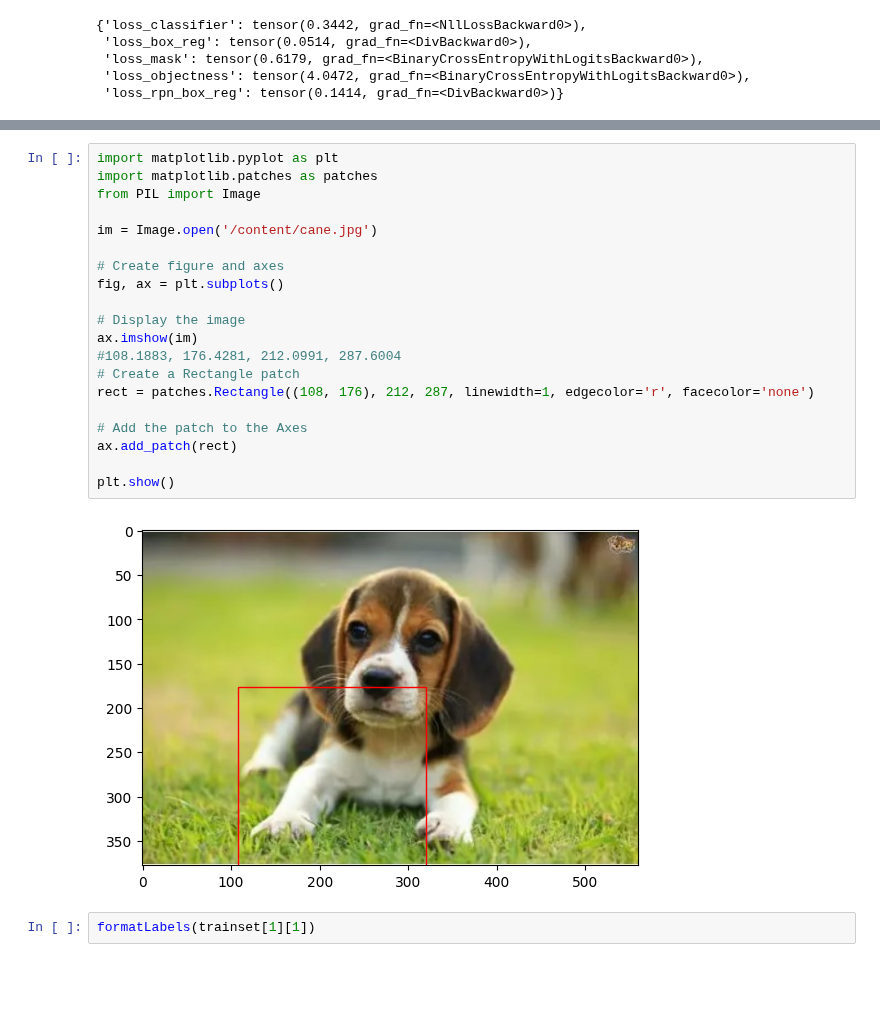
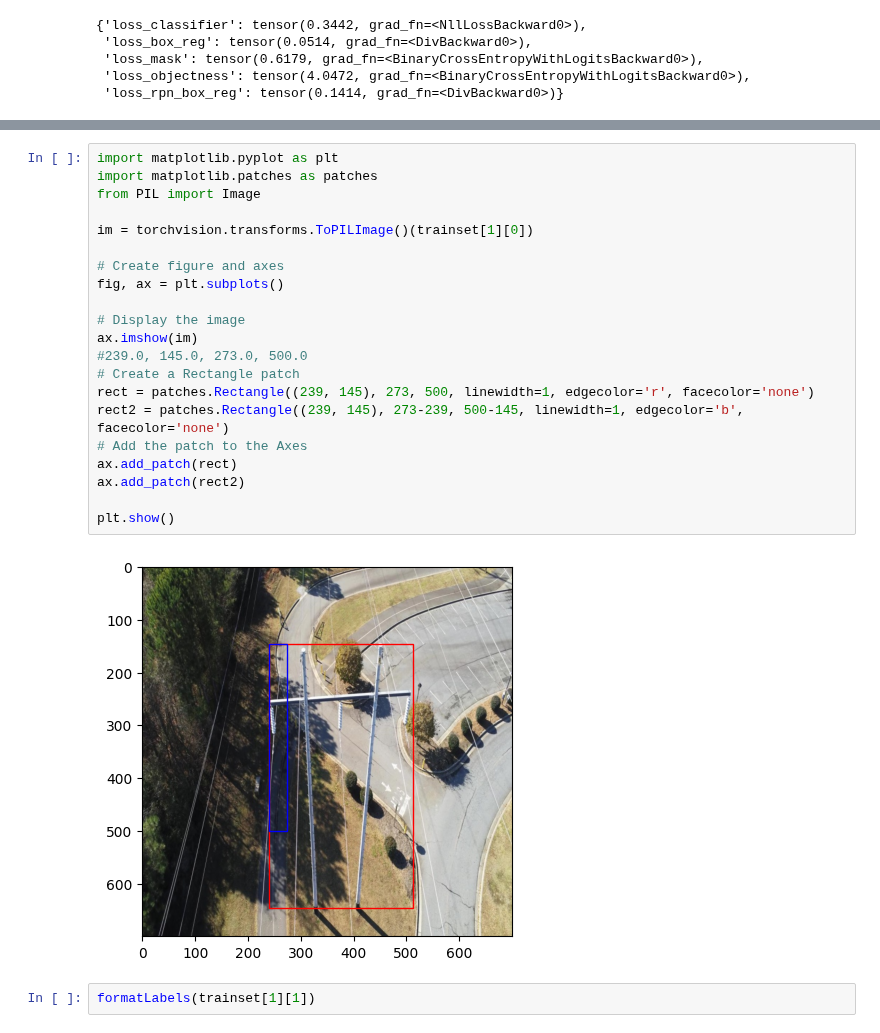
Before and after one commit to NicolaGabriele/powerline_Segmentation_project, a Jupyter notebook: project.ipynb, the cells around one changed output, grey strips where cells are left out. Saved outputs shown, nothing was run; the diff lists cells and outputs as text; blank space fills up the shorter version.

```diff
--- a/project.ipynb
+++ b/project.ipynb
@@ -244,25 +264,26 @@ prediction
 # %%
 import matplotlib.pyplot as plt
 import matplotlib.patches as patches
 from PIL import Image
 
-im = Image.open('/content/cane.jpg')
+im = torchvision.transforms.ToPILImage()(trainset[1][0])
 
 # Create figure and axes
 fig, ax = plt.subplots()
 
 # Display the image
 ax.imshow(im)
-#108.1883, 176.4281, 212.0991, 287.6004
+#239.0, 145.0, 273.0, 500.0
 # Create a Rectangle patch
-rect = patches.Rectangle((108, 176), 212, 287, linewidth=1, edgecolor='r', facecolor='none')
-
+rect = patches.Rectangle((239, 145), 273, 500, linewidth=1, edgecolor='r', facecolor='none')
+rect2 = patches.Rectangle((239, 145), 273-239, 500-145, linewidth=1, edgecolor='b', facecolor='none')
 # Add the patch to the Axes
 ax.add_patch(rect)
+ax.add_patch(rect2)
 
 plt.show()
 # %% [output]
-[figure, old version]
+[figure, new version]
 # %%
 formatLabels(trainset[1][1])
 # %% [output]
```
Also changed, not shown: parts of 2 cells of this notebook.
